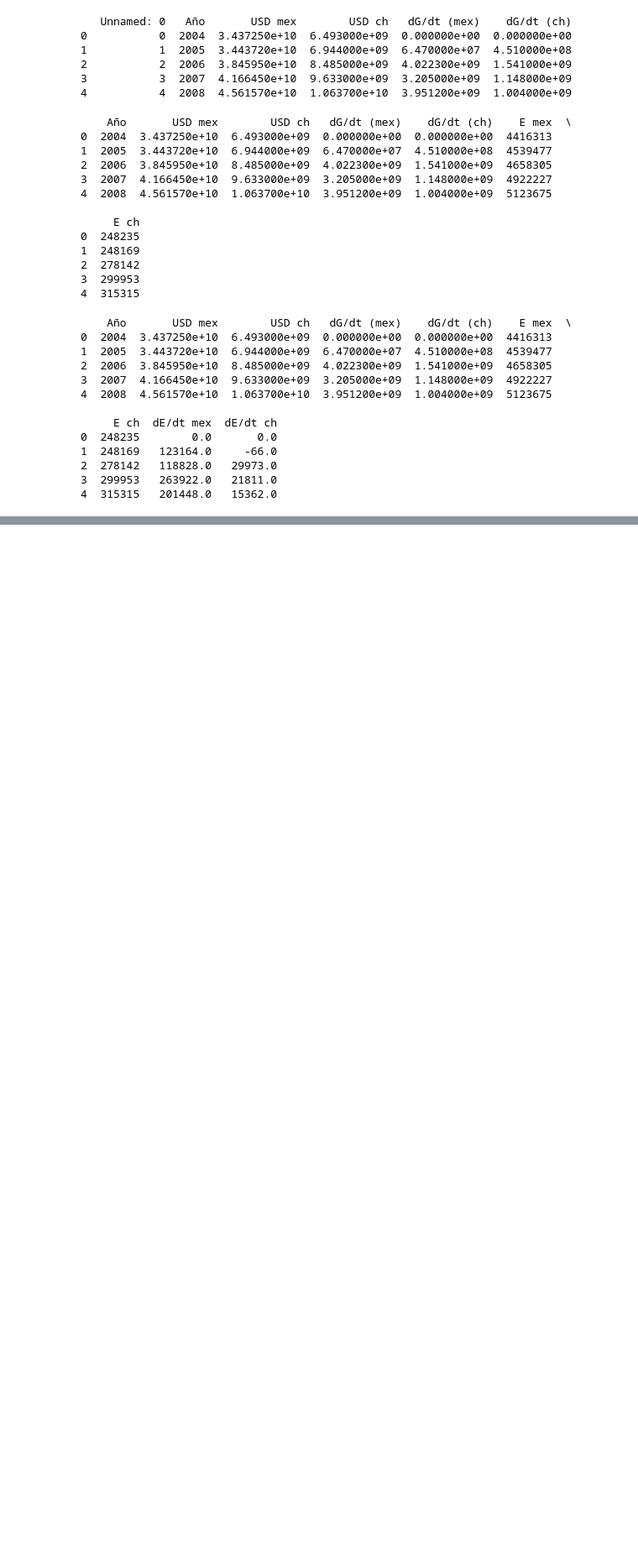
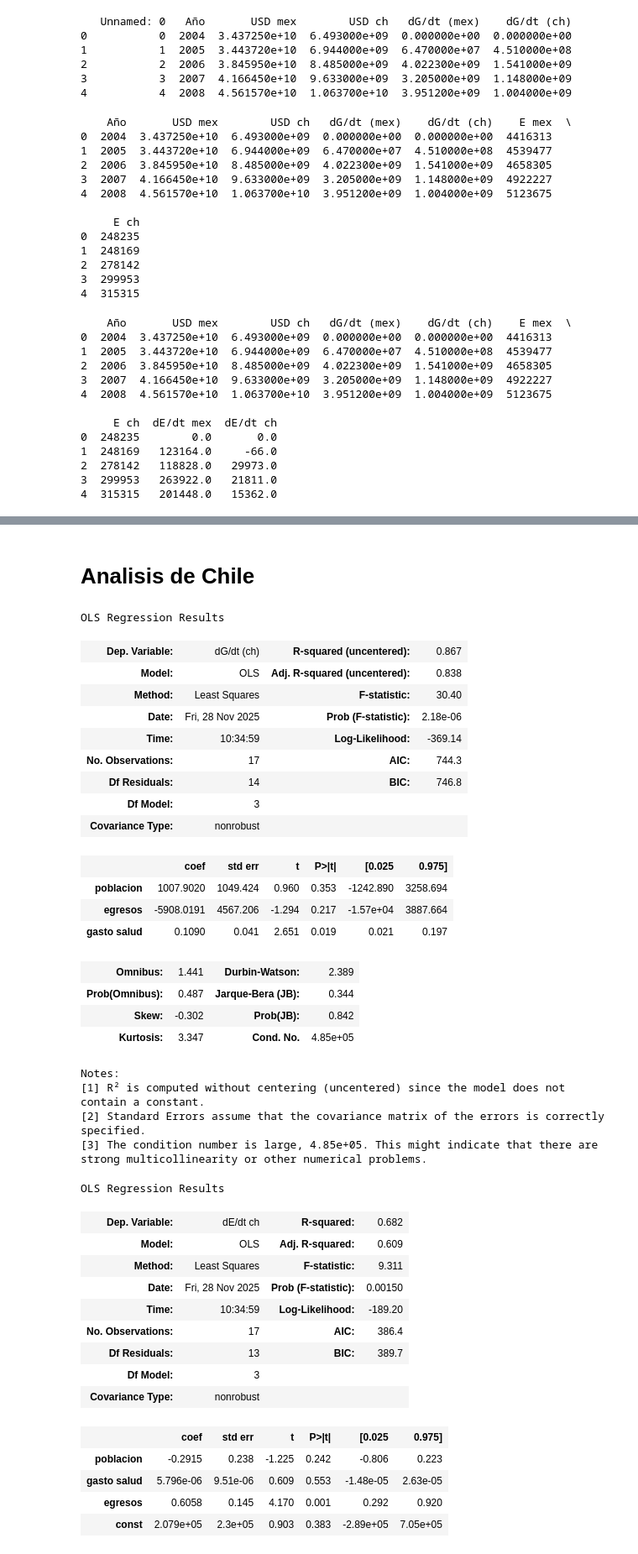
Before and after one commit to Lunaaaalj/MSED, a Jupyter notebook: code/sectores_salud/unificado_modelo.ipynb, the cells around one changed output, grey strips where cells are left out. Shown: that part at 84% size. Drawn from its saved outputs; the diff is of its cells as text; code cells hidden in the pictures; blank space fills up the shorter version.

```diff
--- a/code/sectores_salud/unificado_modelo.ipynb
+++ b/code/sectores_salud/unificado_modelo.ipynb
@@ -216,0 +219,76 @@ plt.show()
+# %% [markdown]
+# Analisis de Chile
+# %%
+# leer poblaciones chile
+
+pobch=pd.read_csv('../../data/processed/poblaciones/chile.csv').iloc[2:19].reset_index()['Poblacion total mayores (65+ años)']
+
+# salud
+
+X_s=pd.DataFrame({
+    'poblacion': pobch.values,
+    'egresos': df['E ch'].values,
+    'gasto salud': df['USD ch'].values
+})
+
+Y_s= df['dG/dt (ch)']
+
+#X_s=sm.add_constant(X_s,prepend=False)
+modelo_s=sm.OLS(Y_s,X_s).fit()
+
+display(modelo_s.summary())
+
+
+# egresos
+
+X_e=pd.DataFrame({
+    'poblacion' : pobch.values,
+    'gasto salud' : df['USD ch'],
+    'egresos' : df['E ch']
+})
+
+Y_e=df['dE/dt ch']
+X_e=sm.add_constant(X_e,prepend=False)
+
+modelo_e=sm.OLS(Y_e,X_e).fit()
+
+display(modelo_e.summary())
+# %% [output]
+OLS Regression Results
+| Dep. Variable: | dG/dt (ch) | R-squared (uncentered): | 0.867 |
+| Model: | OLS | Adj. R-squared (uncentered): | 0.838 |
+| Method: | Least Squares | F-statistic: | 30.40 |
+| Date: | Fri, 28 Nov 2025 | Prob (F-statistic): | 2.18e-06 |
+| Time: | 10:34:59 | Log-Likelihood: | -369.14 |
+| No. Observations: | 17 | AIC: | 744.3 |
+| Df Residuals: | 14 | BIC: | 746.8 |
+| Df Model: | 3 |  |  |
+| Covariance Type: | nonrobust |  |  |
+|  | coef | std err | t | P>|t| | [0.025 | 0.975] |
+| poblacion | 1007.9020 | 1049.424 | 0.960 | 0.353 | -1242.890 | 3258.694 |
+| egresos | -5908.0191 | 4567.206 | -1.294 | 0.217 | -1.57e+04 | 3887.664 |
+| gasto salud | 0.1090 | 0.041 | 2.651 | 0.019 | 0.021 | 0.197 |
+| Omnibus: | 1.441 | Durbin-Watson: | 2.389 |
+| Prob(Omnibus): | 0.487 | Jarque-Bera (JB): | 0.344 |
+| Skew: | -0.302 | Prob(JB): | 0.842 |
+| Kurtosis: | 3.347 | Cond. No. | 4.85e+05 |
+Notes:
+[1] R² is computed without centering (uncentered) since the model does not contain a constant.
+[2] Standard Errors assume that the covariance matrix of the errors is correctly specified.
+[3] The condition number is large, 4.85e+05. This might indicate that there are
+strong multicollinearity or other numerical problems.
+OLS Regression Results
+| Dep. Variable: | dE/dt ch | R-squared: | 0.682 |
+| Model: | OLS | Adj. R-squared: | 0.609 |
+| Method: | Least Squares | F-statistic: | 9.311 |
+| Date: | Fri, 28 Nov 2025 | Prob (F-statistic): | 0.00150 |
+| Time: | 10:34:59 | Log-Likelihood: | -189.20 |
+| No. Observations: | 17 | AIC: | 386.4 |
+| Df Residuals: | 13 | BIC: | 389.7 |
+| Df Model: | 3 |  |  |
+| Covariance Type: | nonrobust |  |  |
+|  | coef | std err | t | P>|t| | [0.025 | 0.975] |
+| poblacion | -0.2915 | 0.238 | -1.225 | 0.242 | -0.806 | 0.223 |
+| gasto salud | 5.796e-06 | 9.51e-06 | 0.609 | 0.553 | -1.48e-05 | 2.63e-05 |
+| egresos | 0.6058 | 0.145 | 4.170 | 0.001 | 0.292 | 0.920 |
+| const | 2.079e+05 | 2.3e+05 | 0.903 | 0.383 | -2.89e+05 | 7.05e+05 |
```
Also changed, not shown: parts of 7 cells of this notebook, 5 other files.
